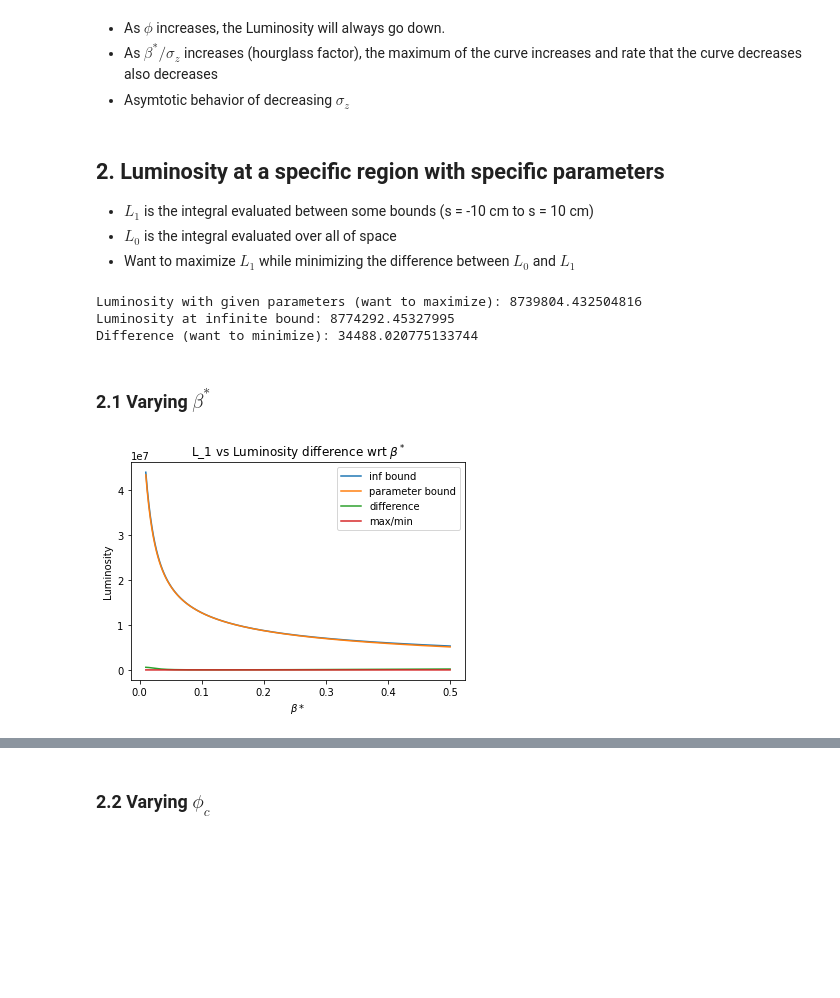
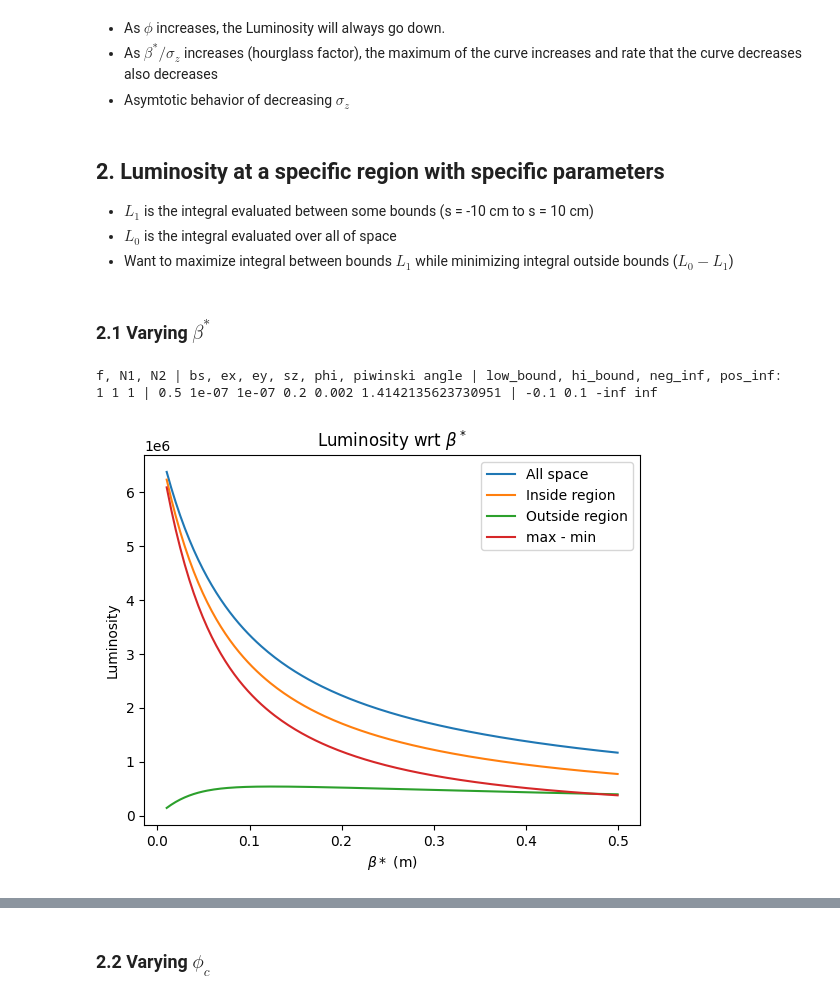
Before and after one commit to Wooperachi7/Luminosity, a Jupyter notebook: Crossing_Angle_and_Hourglass_effect.ipynb, the cells around one changed output, grey strips where cells are left out. Drawn from its saved outputs; the diff is of its cells as text; code cells hidden in the pictures; blank space fills up the shorter version.

```diff
--- a/Crossing_Angle_and_Hourglass_effect.ipynb
+++ b/Crossing_Angle_and_Hourglass_effect.ipynb
@@ -113,8 +132,10 @@ a, b = -np.inf, np.inf
 # Using Scipy
 Luminosity_int = (lambda f, N1, N2, bs, ex, ey, sz, phi, a, b:
                         integrate.quad(Integrand, a, b, args = (f, N1, N2, bs, ex, ey, sz, phi))[0])
+Luminosity_int_old = (lambda f, N1, N2, bs, ex, ey, sz, phi, a, b:
+                        integrate.quad(Integrand2, a, b, args = (f, N1, N2, bs, ex, ey, sz, phi))[0])
 
-res = Luminosity_int(f, N1, N2, beta_star, ex, ey, sz, phi, a, b)
-res2 = Luminosity_int(f, N1, N2, beta_star, ex, ey, sz, phi, -.1, 1)
+res = Luminosity_int(f, N1, N2, beta_star, ex, ey, sz, phi, neg_inf, pos_inf)
+res2 = Luminosity_int_old(f, N1, N2, beta_star, ex, ey, sz, phi, neg_inf, pos_inf)
 print("Luminosity:", res, res2)
 # %% [output]
@@ -151,7 +188,7 @@ Lum_peng_int = lambda f, N1, N2, bs, ex, ey, sz, phi, a, b: integrate.quad(Lum_p
 
 Luminosities_peng = np.zeros(N + 1)
 for i, p in enumerate(Phi):
-    Luminosities_peng[i] = Lum_peng_int(f, N1, N2, beta_star, ex, ey, sz, p, a, b)
+    Luminosities_peng[i] = Lum_peng_int(f, N1, N2, beta_star, ex, ey, sz, p, neg_inf, pos_inf)
 plt.plot(Phi, Luminosities_peng)
 plt.title("Crossing angle from Paper")
 plt.ylabel("Luminosity")
@@ -180,7 +219,7 @@ Luminosities = np.zeros(N + 1)
 Sigma_z = np.array([.001, .01, .5, .1, .5, 1, 2, 5])
 for s_z in Sigma_z:
     for i, p in enumerate(Phi):
-        Luminosities[i] = Luminosity_int(f, N1, N2, beta_star, ex, ey, s_z, p, a, b)
+        Luminosities[i] = Luminosity_int(f, N1, N2, beta_star, ex, ey, s_z, p, neg_inf, pos_inf)
     plt.plot(Phi, Luminosities, label = r"($\beta*/\sigma_z$ = %f)"%(beta_star/s_z))
 plt.title(r"Crossing angle with Hourglass Effect")
 plt.legend()
@@ -197,59 +236,42 @@ plt.show()
 ## 2. Luminosity at a specific region with specific parameters <a name="chapter2"></a>
 - $L_1$ is the integral evaluated between some bounds (s = -10 cm to s = 10 cm)
 - $L_0$ is the integral evaluated over all of space
-- Want to maximize $L_1$ while minimizing the difference between $L_0$ and $L_1$
+- Want to maximize integral between bounds $L_1$ while minimizing integral outside bounds ($L_0 - L_1$)
-# %%
-# Initial conditions accurate to an experiment
-# beta*, ex, ey, sz, phi are given to determine luminosity
-beta_star_param = .2 #m
-sz_param = .2 #m
-ex_param = 1E-8 #microns
-ey_param = 1E-8
-phi_param = .002 #2 mrad
-
-# Bounds
-a_param, b_param = -.1, .1 #10 cm
-L_1 = Luminosity_int(f, N1, N2, beta_star_param, ex_param, ey_param, sz_param, phi_param, a_param, b_param)
-
-#infinity bounds
-L_0 = Luminosity_int(f, N1, N2, beta_star_param, ex_param, ey_param, sz_param, phi_param, a, b)
-
-print("Luminosity with given parameters (want to maximize):", L_1)
-print("Luminosity at infinite bound:", L_0)
-print("Difference (want to minimize):", L_0 - L_1)
-# %% [output]
-Luminosity with given parameters (want to maximize): 8739804.432504816
-Luminosity at infinite bound: 8774292.45327995
-Difference (want to minimize): 34488.020775133744
 # %% [markdown]
 ### 2.1 Varying $\beta^*$ <a name="chapter2.1"></a>
 # %%
 # Plot both with respect to beta_star
 N = 200
 Beta_star = np.linspace(.01, .5, N + 1)
 L_1_plot = np.zeros(N + 1)
 L_0_plot = np.zeros(N + 1)
+
 for i, bs in enumerate(Beta_star):
-    #integral from a_param to b_param
-    L_1_plot[i] = Luminosity_int(f, N1, N2, bs, ex_param, ey_param, sz_param, phi_param, a_param, b_param)
+    #integral from low_bound to hi_bound
+    L_1_plot[i] = Luminosity_int(f, N1, N2, bs, ex, ey, sz, phi, low_bound, hi_bound)
     #integral from -inf to inf
-    L_0_plot[i] = Luminosity_int(f, N1, N2, bs, ex_param, ey_param, sz_param, phi_param, a, b)
+    L_0_plot[i] = Luminosity_int(f, N1, N2, bs, ex, ey, sz, phi, neg_inf, pos_inf)
 
-plt.plot(Beta_star, L_0_plot, label = "inf bound")
-plt.plot(Beta_star, L_1_plot, label = "parameter bound")
-plt.plot(Beta_star, L_0_plot - L_1_plot, label = "difference")
+print("f, N1, N2 | bs, ex, ey, sz, phi, piwinski angle | low_bound, hi_bound, neg_inf, pos_inf:")
+print(f, N1, N2, "|" , bs, ex, ey, sz, phi, theta, "|", low_bound, hi_bound, neg_inf, pos_inf)
 
-curve_beta_star = (L_1_plot/(L_0_plot - L_1_plot)) #maximize/minimize
-plt.plot(Beta_star, curve_beta_star, label = "max/min")
-plt.title(r"L_1 vs Luminosity difference wrt $\beta^*$")
+plt.plot(Beta_star, L_0_plot, label = "All space")
+plt.plot(Beta_star, L_1_plot, label = "Inside region")
+plt.plot(Beta_star, L_0_plot - L_1_plot, label = "Outside region")
+
+curve_beta_star = L_1_plot-(L_0_plot - L_1_plot) #maximize - minimize
+plt.plot(Beta_star, curve_beta_star, label = "max - min")
+plt.title(r"Luminosity wrt $\beta^*$")
 plt.ylabel("Luminosity")
-plt.xlabel(r"$\beta*$")
+plt.xlabel(r"$\beta*$ (m)")
 #plt.xscale("log")
 #plt.yscale("log")
 plt.legend()
 plt.show()
 # %% [output]
+f, N1, N2 | bs, ex, ey, sz, phi, piwinski angle | low_bound, hi_bound, neg_inf, pos_inf:
+1 1 1 | 0.5 1e-07 1e-07 0.2 0.002 1.4142135623730951 | -0.1 0.1 -inf inf
-[figure, old version]
+[figure, new version]
 # %%
 beta_star_max = Beta_star[np.argmax(curve_beta_star)]
 print("Beta star for max Luminosity:", beta_star_max)
```
Also changed, not shown: parts of 31 cells of this notebook.
